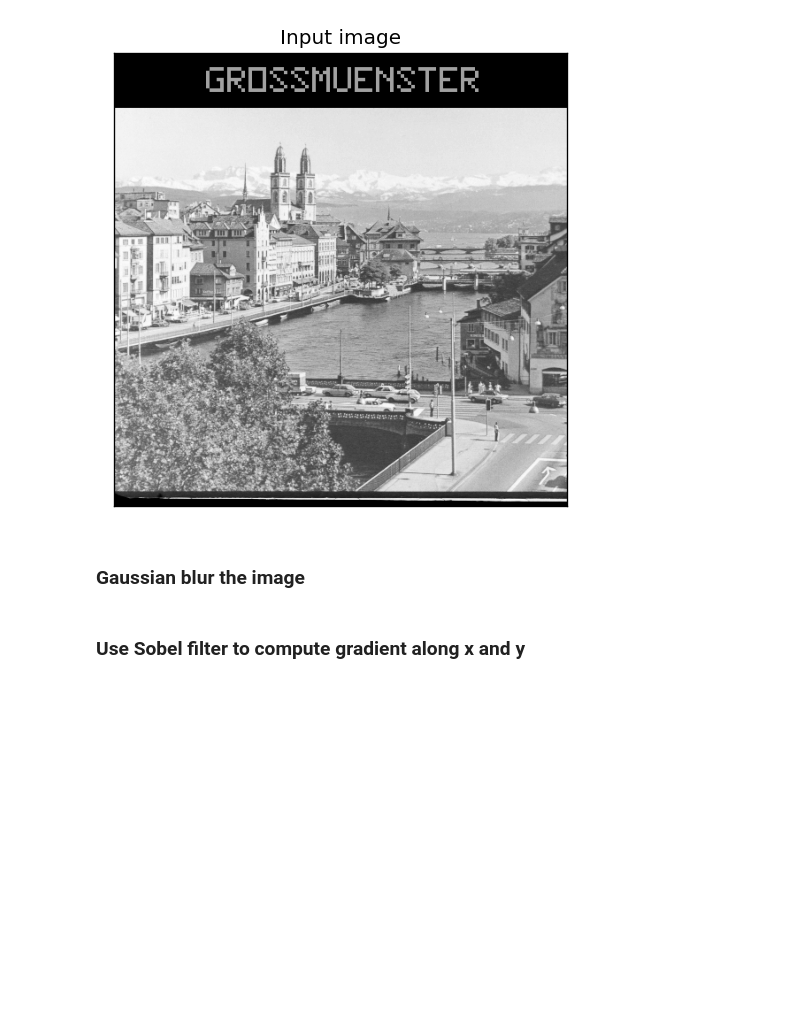
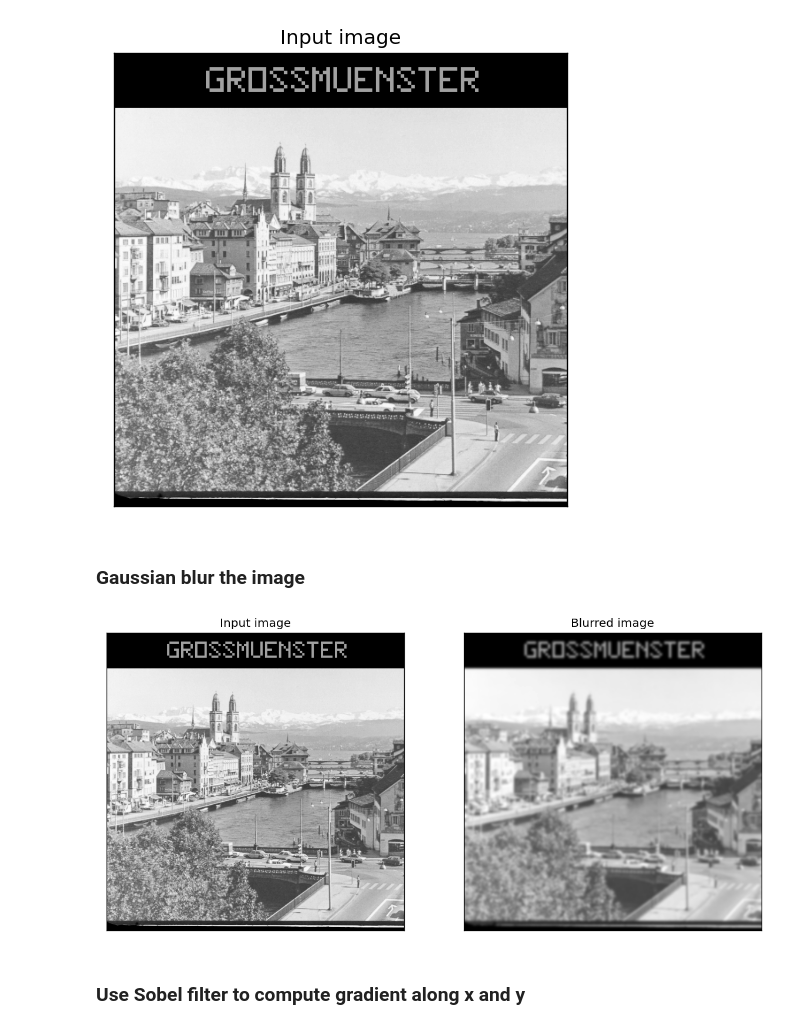
Before and after one commit to prs-eth/Bildverarbeitung, a Jupyter notebook: canny_edge.ipynb, the cells around one changed output. Saved outputs shown, nothing was run; the diff lists cells and outputs as text; code cells hidden in the pictures; blank space fills up the shorter version.

```diff
--- a/canny_edge.ipynb
+++ b/canny_edge.ipynb
@@ -21,18 +21,20 @@ Text(0.5, 1.0, 'Input image')
 ### Gaussian blur the image
 # %%
 ## TODO
-blurred_img = ...
+blurred_img = gaussian_filter(input_img, sigma=2)
 
 plt.figure(figsize=(12, 12),dpi=DPI)
 plt.subplot(121)
 plt.xticks([]), plt.yticks([])
 plt.imshow(input_img, cmap = 'gray')
 plt.title('Input image')
 
 plt.subplot(122)
 plt.xticks([]), plt.yticks([])
 plt.imshow(blurred_img, cmap=plt.cm.gray)
 plt.title('Blurred image')
 plt.show()
+# %% [output]
+[figure, added]
 # %% [markdown]
 ### Use Sobel filter to compute gradient along x and y
```
Also changed, not shown: parts of 6 cells of this notebook, 3 other files.
